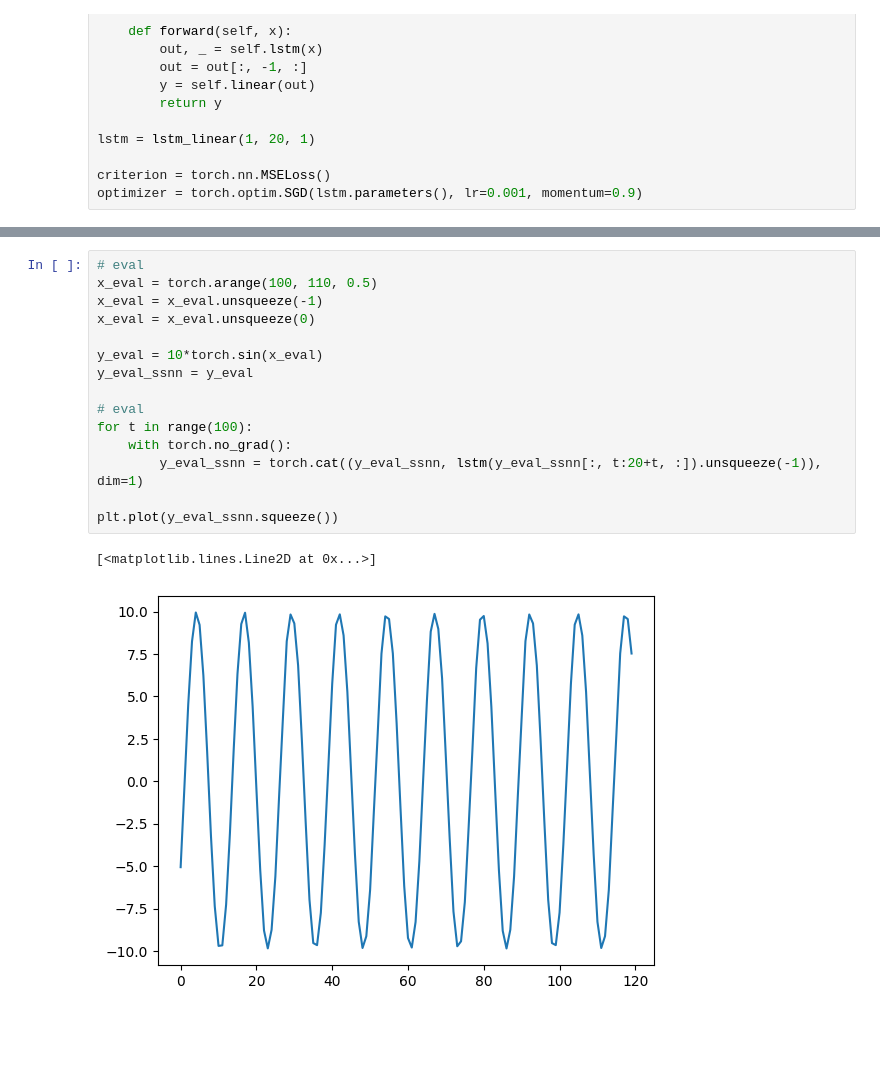
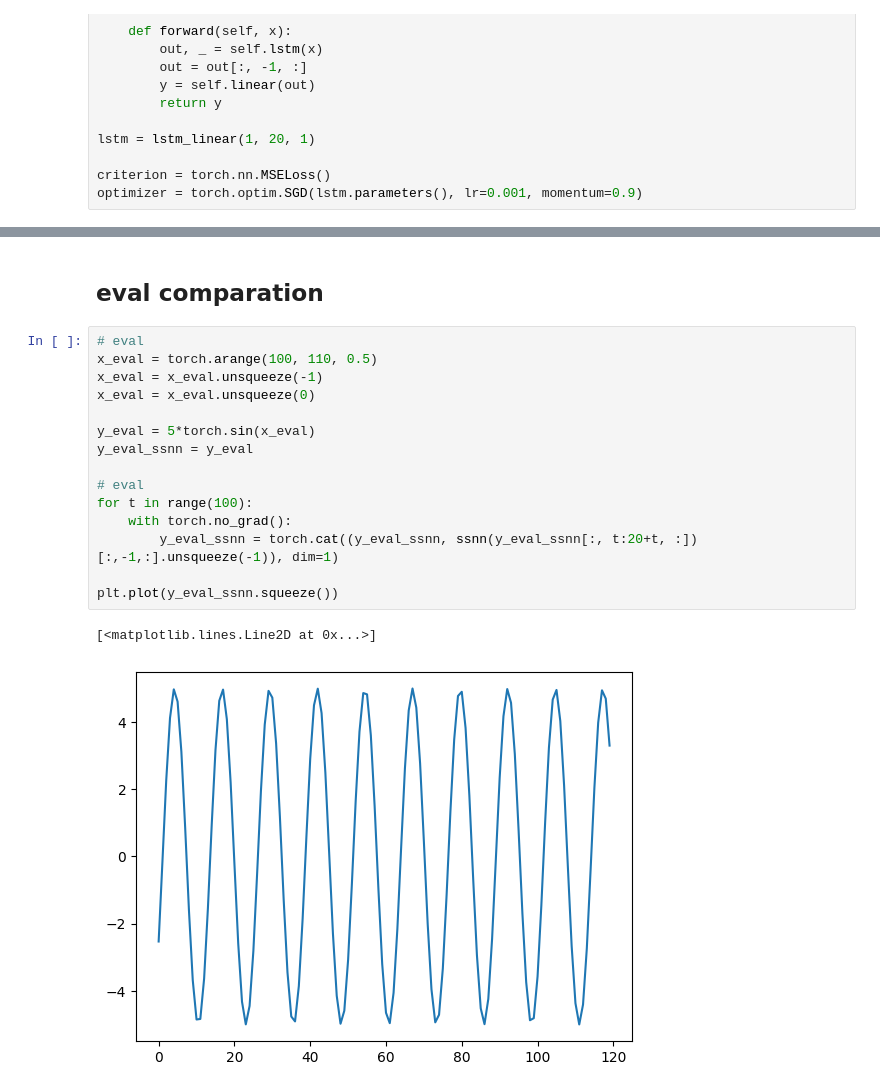
Before and after one commit to ma-ath/ssnn, a Jupyter notebook: ssnn_x_lstm.ipynb, the cells around one changed output, grey strips where cells are left out. Saved outputs shown, nothing was run; the diff lists cells and outputs as text; blank space fills up the shorter version.

```diff
--- a/ssnn_x_lstm.ipynb
+++ b/ssnn_x_lstm.ipynb
@@ -111,21 +111,23 @@ plt.plot(t_loss)
+# %% [markdown]
+## eval comparation
 # %%
 # eval
 x_eval = torch.arange(100, 110, 0.5)
 x_eval = x_eval.unsqueeze(-1)
 x_eval = x_eval.unsqueeze(0)
 
-y_eval = 10*torch.sin(x_eval)
+y_eval = 5*torch.sin(x_eval)
 y_eval_ssnn = y_eval
 
 # eval
 for t in range(100):
     with torch.no_grad():
-        y_eval_ssnn = torch.cat((y_eval_ssnn, lstm(y_eval_ssnn[:, t:20+t, :]).unsqueeze(-1)), dim=1)
+        y_eval_ssnn = torch.cat((y_eval_ssnn, ssnn(y_eval_ssnn[:, t:20+t, :])[:,-1,:].unsqueeze(-1)), dim=1)
 
 plt.plot(y_eval_ssnn.squeeze())
 # %% [output]
 [<matplotlib.lines.Line2D at 0x...>]
-[figure, old version]
+[figure, new version]
 # %%
 # eval
 x_eval = torch.arange(100, 110, 0.5)
```
Also changed, not shown: parts of 8 cells of this notebook, 1 other file.
